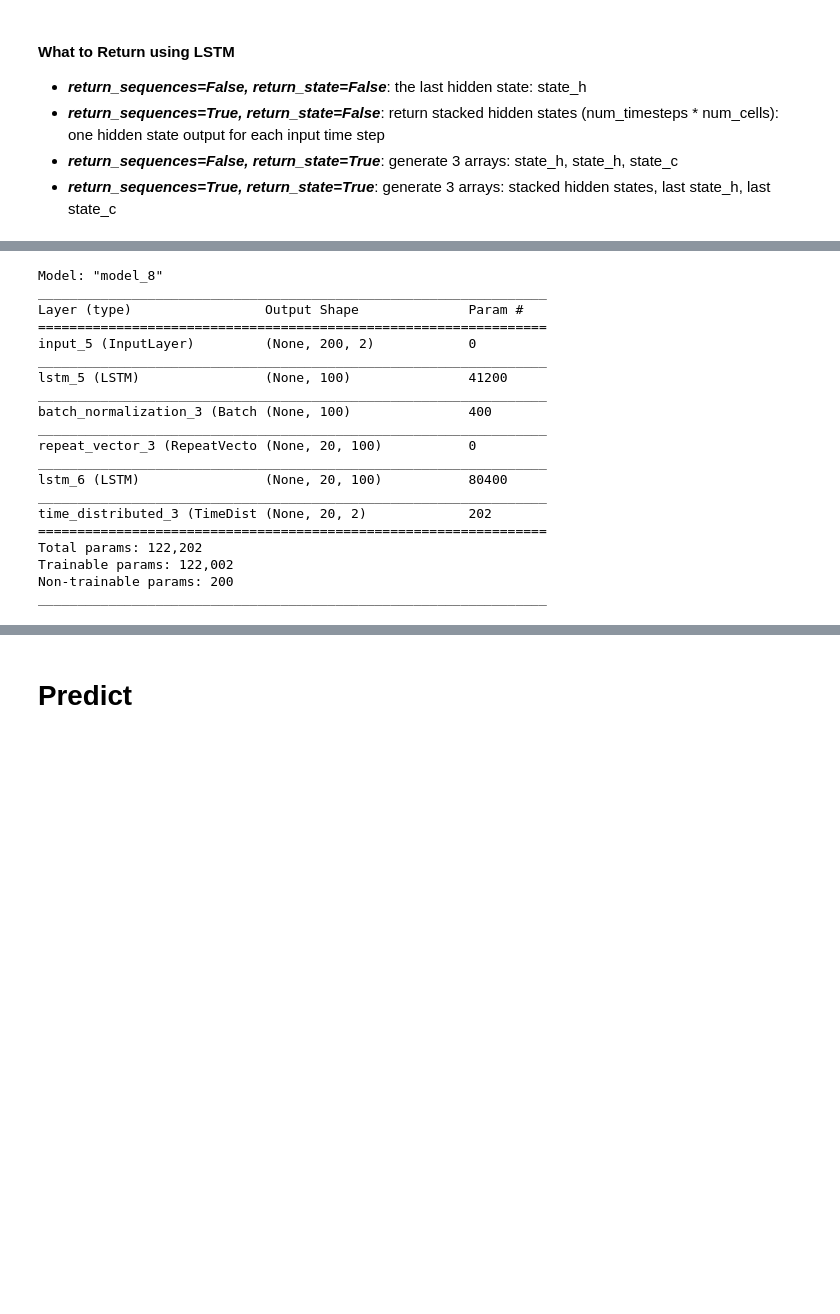
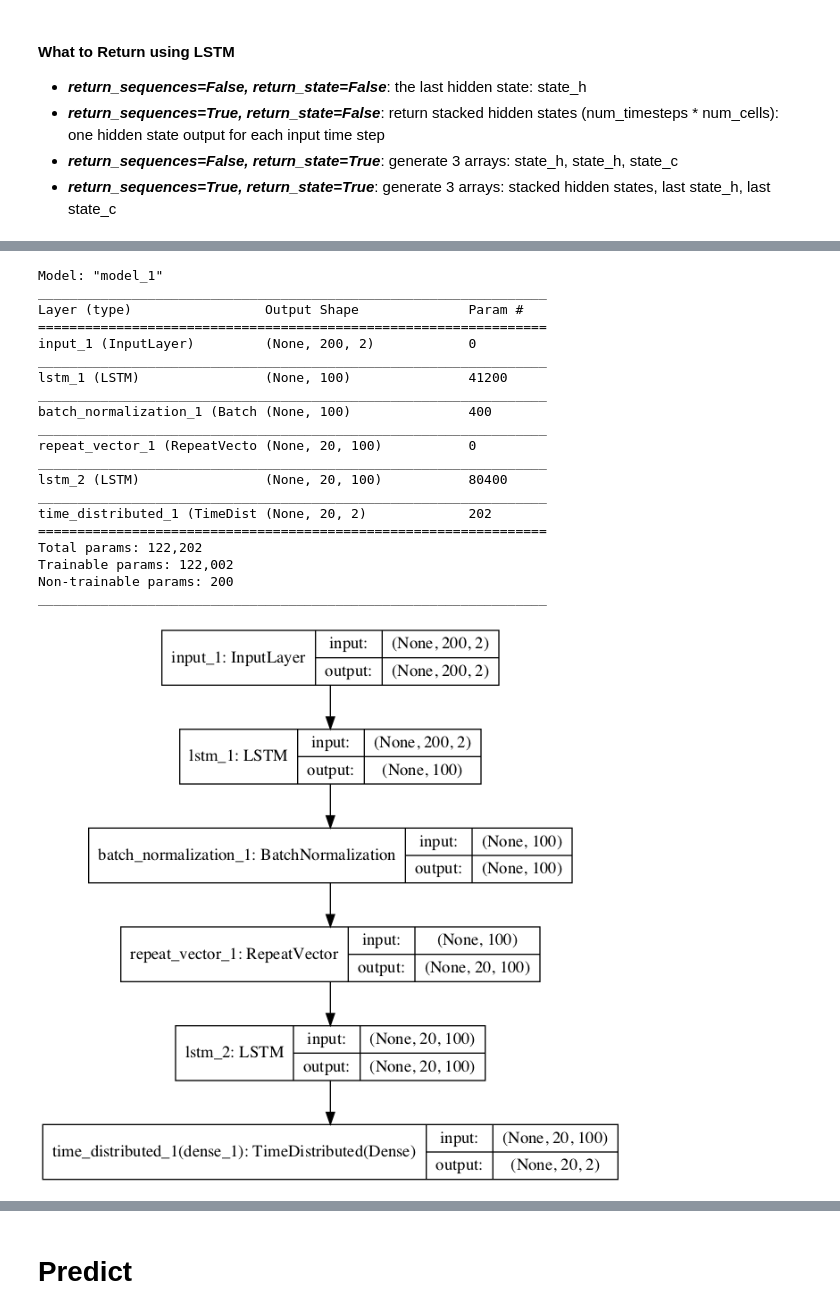
Before and after one commit to HuangWeiKulish/Forecasting, a Jupyter notebook: Forecasting_Keras_seq2seq.ipynb, the cells around one changed output, grey strips where cells are left out. Saved outputs shown, nothing was run; the diff lists cells and outputs as text; code cells hidden in the pictures; blank space fills up the shorter version.

```diff
--- a/Forecasting_Keras_seq2seq.ipynb
+++ b/Forecasting_Keras_seq2seq.ipynb
@@ -216,27 +219,36 @@ display(out)
 # %%
 model = Model(inputs=input_train, outputs=out)
-opt = Adam(lr=0.001, clipnorm=1)
+opt = Adam(lr=0.01, clipnorm=1)
 model.compile(loss='mean_squared_error', optimizer=opt, metrics=['mae'])
 model.summary()
 # %% [output]
-Model: "model_8"
+Model: "model_1"
 _________________________________________________________________
 Layer (type)                 Output Shape              Param #
 =================================================================
-input_5 (InputLayer)         (None, 200, 2)            0
+input_1 (InputLayer)         (None, 200, 2)            0
 _________________________________________________________________
-lstm_5 (LSTM)                (None, 100)               41200
+lstm_1 (LSTM)                (None, 100)               41200
 _________________________________________________________________
-batch_normalization_3 (Batch (None, 100)               400
+batch_normalization_1 (Batch (None, 100)               400
 _________________________________________________________________
-repeat_vector_3 (RepeatVecto (None, 20, 100)           0
+repeat_vector_1 (RepeatVecto (None, 20, 100)           0
 _________________________________________________________________
-lstm_6 (LSTM)                (None, 20, 100)           80400
+lstm_2 (LSTM)                (None, 20, 100)           80400
 _________________________________________________________________
-time_distributed_3 (TimeDist (None, 20, 2)             202
+time_distributed_1 (TimeDist (None, 20, 2)             202
 =================================================================
 Total params: 122,202
 Trainable params: 122,002
 Non-trainable params: 200
 _________________________________________________________________
+# %%
+from keras.utils.vis_utils import plot_model
+import pydot as pyd
+from keras.utils.vis_utils import model_to_dot
+keras.utils.vis_utils.pydot = pyd
+
+plot_model(model, to_file='model_plot.png', show_shapes=True, show_layer_names=True)
+# %% [output]
+[figure, added]
 # %%
```
Also changed, not shown: parts of 26 cells of this notebook, 1 other file.
